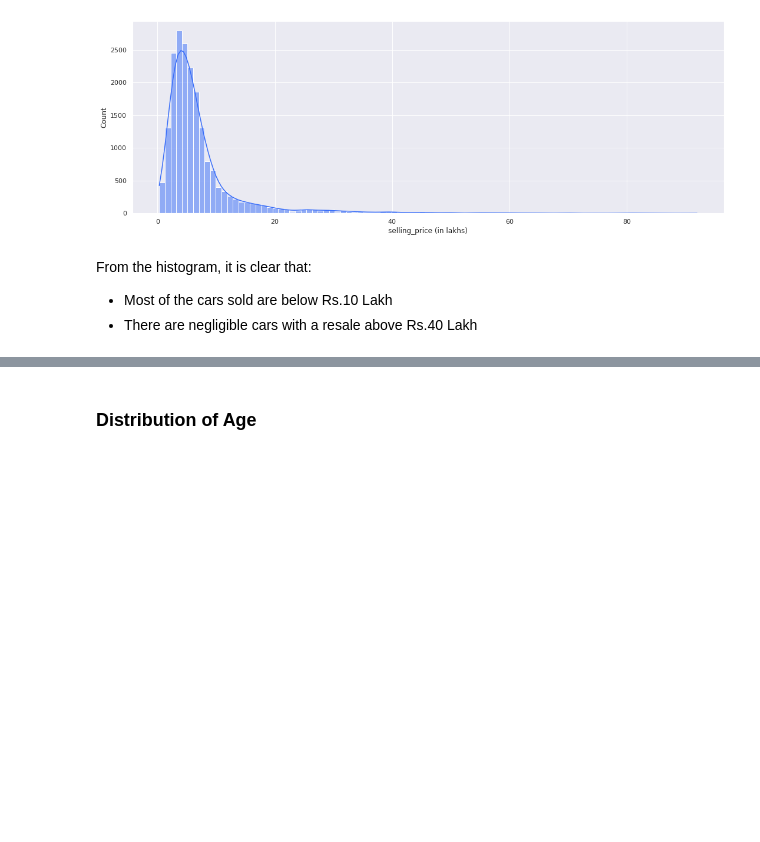
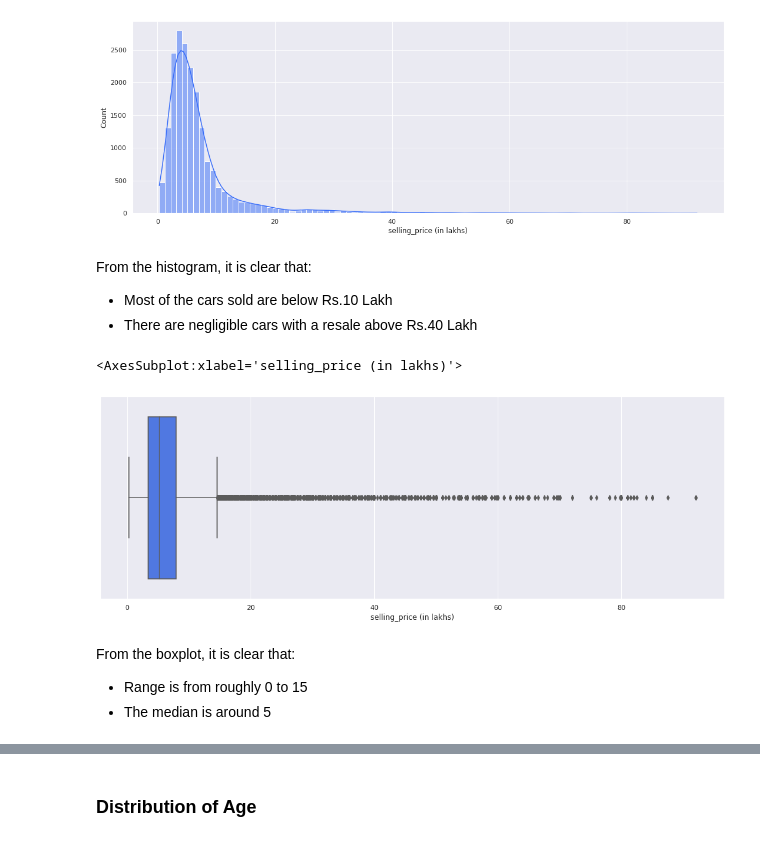
Before and after one commit to bhaveshjain1612/Car-Resale-Analysis-and-Prediction, a Jupyter notebook: Data Analytics.ipynb, the cells around one changed output, grey strips where cells are left out. Cells and saved outputs as stored; diff of their text form; code cells hidden in the pictures; blank space fills up the shorter version.

```diff
--- a/Data Analytics.ipynb
+++ b/Data Analytics.ipynb
@@ -91,6 +185,16 @@ sns.histplot(data=data['selling_price (in lakhs)'],bins=95,kde=True)
 From the histogram, it is clear that:<br>
 - Most of the cars sold are below Rs.10 Lakh
 - There are negligible cars with a resale above Rs.40 Lakh
+# %%
+plt.figure(figsize=(18,6))
+sns.boxplot(data=data,x='selling_price (in lakhs)')
+# %% [output]
+<AxesSubplot:xlabel='selling_price (in lakhs)'>
+[figure, added]
+# %% [markdown]
+From the boxplot, it is clear that:<br>
+- Range is from roughly 0 to 15
+- The median is around 5
 # %%
 sp_outliers = Outlier_params(data,'selling_price (in lakhs)')
 print('Key Descriptors','\n',sp_outliers.descriptors)
```
Also changed, not shown: parts of 29 cells of this notebook.
